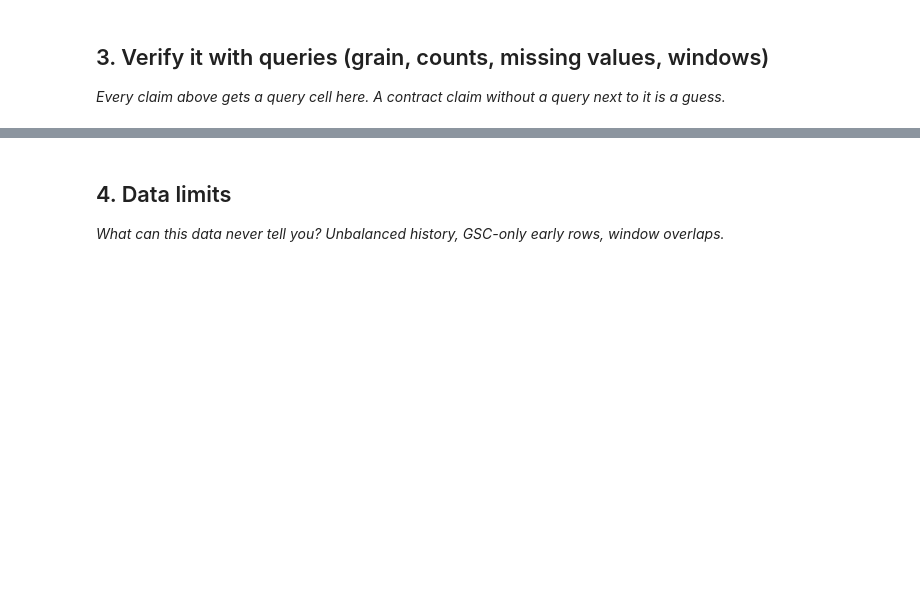
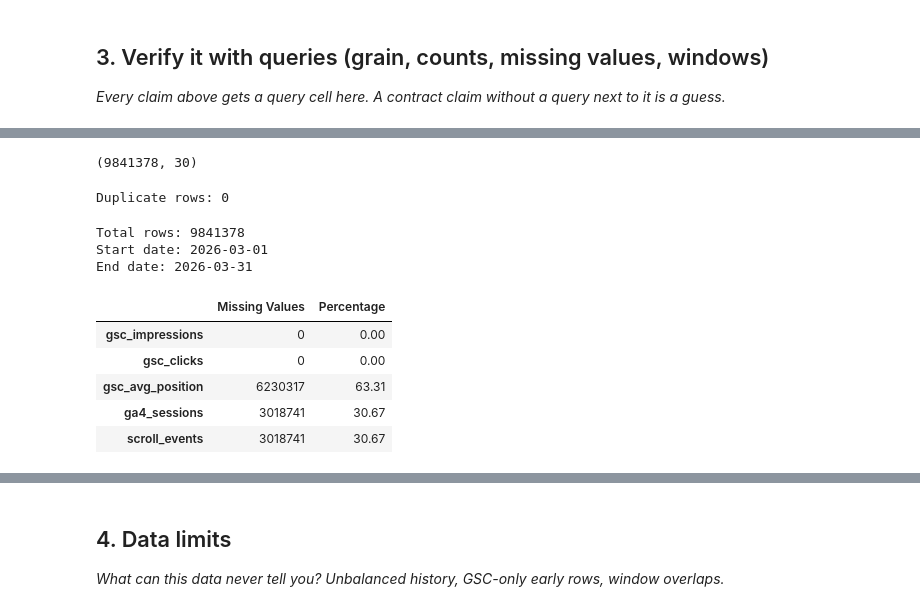
Before and after one commit to ShardhaBatra/flyrank-ml-internship, a Jupyter notebook: work/notebooks/w03_data_contract.ipynb, the cells around one changed output, grey strips where cells are left out. Cells and saved outputs as stored; diff of their text form; code cells hidden in the pictures; blank space fills up the shorter version.

Commit message:
Complete Week 3 data contract notebook

```diff
--- a/work/notebooks/w03_data_contract.ipynb
+++ b/work/notebooks/w03_data_contract.ipynb
@@ -20,0 +137,12 @@ This skeleton is yours to fill. Work the sections **in order** — each one has
+# %%
+from datasets import load_dataset
+from google.colab import userdata
+
+ds = load_dataset(
+    "FlyRank/internship-warehouse",
+    data_files="fact_content_daily_performance/month=2026-03/data_0.parquet",
+    split="train",
+    token=userdata.get("HF_TOKEN")
+)
+
+print(ds)
@@ -20,0 +155,44 @@ This skeleton is yours to fill. Work the sections **in order** — each one has
+# %%
+import pandas as pd
+
+df = ds.to_pandas()
+
+print(df.shape)
+# %% [output]
+(9841378, 30)
+# %%
+duplicates = df.duplicated(
+    subset=["report_date", "client_hash_id", "content_hash_id"]
+).sum()
+
+print("Duplicate rows:", duplicates)
+# %% [output]
+Duplicate rows: 0
+# %%
+print("Total rows:", len(df))
+print("Start date:", df["report_date"].min())
+print("End date:", df["report_date"].max())
+# %% [output]
+Total rows: 9841378
+Start date: 2026-03-01
+End date: 2026-03-31
+# %%
+features = [
+    "gsc_impressions",
+    "gsc_clicks",
+    "gsc_avg_position",
+    "ga4_sessions",
+    "scroll_events"
+]
+
+missing = df[features].isnull().sum().to_frame("Missing Values")
+missing["Percentage"] = (missing["Missing Values"] / len(df) * 100).round(2)
+
+missing
+# %% [output]
+|  | Missing Values | Percentage |
+| gsc_impressions | 0 | 0.00 |
+| gsc_clicks | 0 | 0.00 |
+| gsc_avg_position | 6230317 | 63.31 |
+| ga4_sessions | 3018741 | 30.67 |
+| scroll_events | 3018741 | 30.67 |
```
Also changed, not shown: parts of 12 cells of this notebook.
